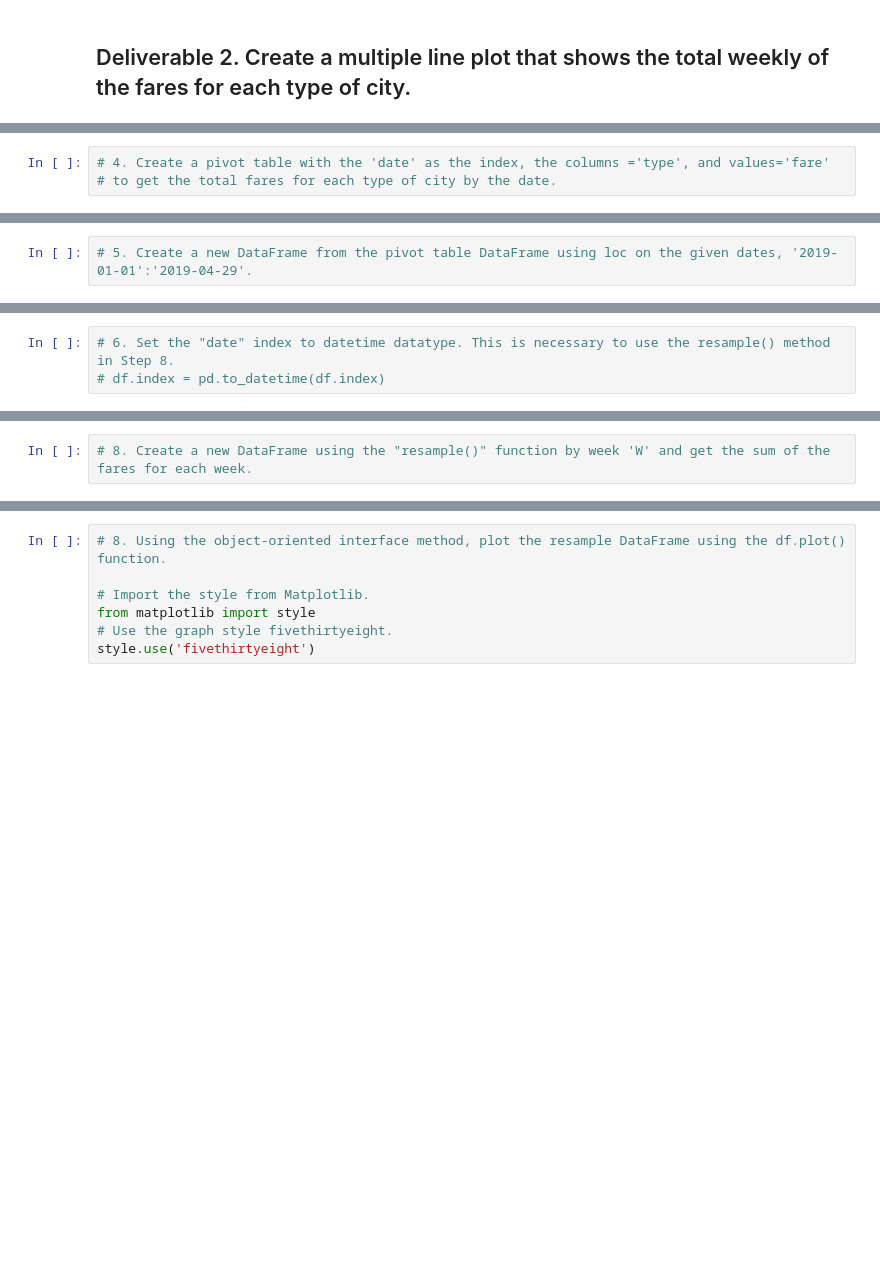
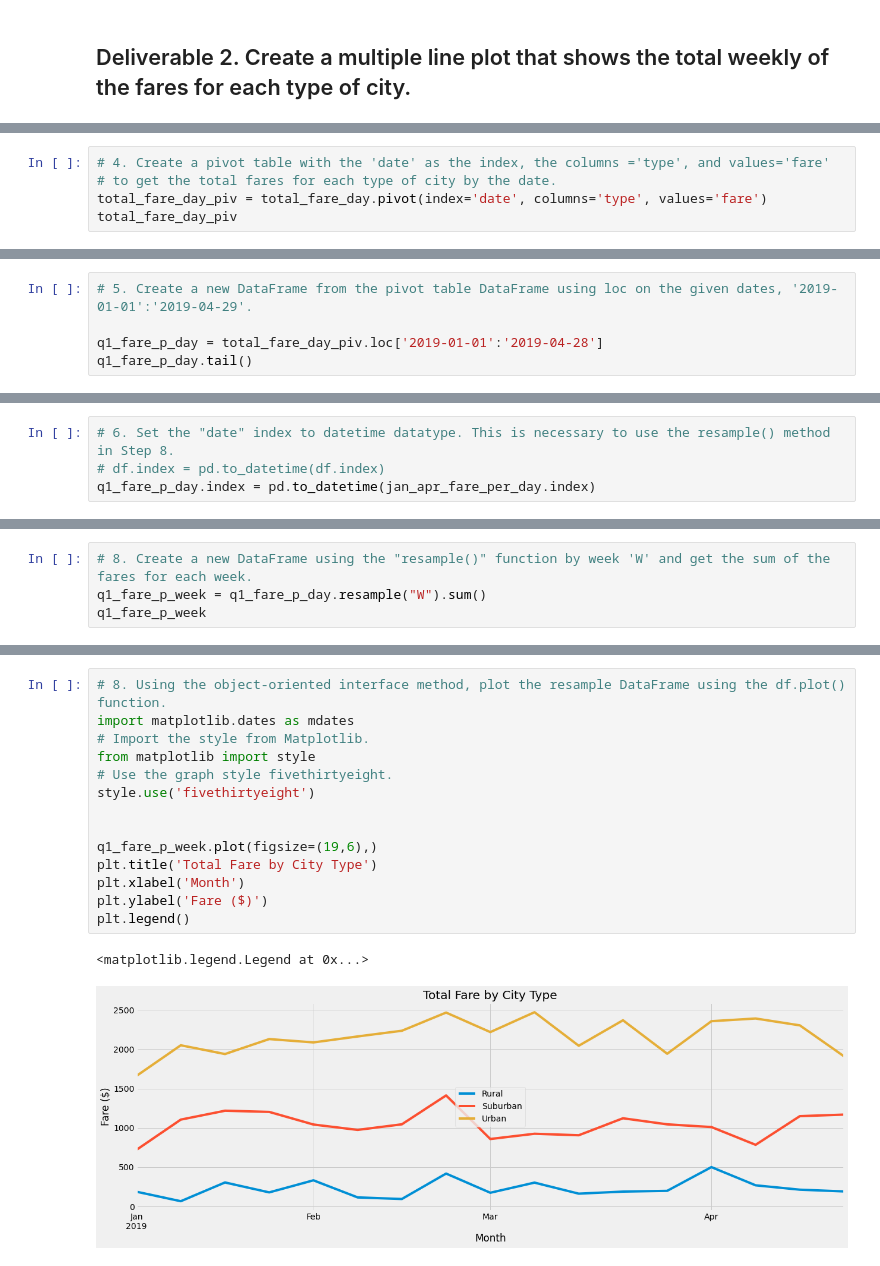
Before and after one commit to russellctaylor/PyBer_Analysis, a Jupyter notebook: PyBer_Challenge.ipynb, the cells around one changed output, grey strips where cells are left out. Saved outputs shown, nothing was run; the diff lists cells and outputs as text; blank space fills up the shorter version.

```diff
--- a/PyBer_Challenge.ipynb
+++ b/PyBer_Challenge.ipynb
@@ -142,3 +268,5 @@ pyber_summary_df.index.name = None
 # %%
 # 4. Create a pivot table with the 'date' as the index, the columns ='type', and values='fare'
 # to get the total fares for each type of city by the date.
+total_fare_day_piv = total_fare_day.pivot(index='date', columns='type', values='fare')
+total_fare_day_piv
@@ -145,2 +288,5 @@ pyber_summary_df.index.name = None
 # %%
 # 5. Create a new DataFrame from the pivot table DataFrame using loc on the given dates, '2019-01-01':'2019-04-29'.
+
+q1_fare_p_day = total_fare_day_piv.loc['2019-01-01':'2019-04-28']
+q1_fare_p_day.tail()
@@ -147,5 +301,6 @@ pyber_summary_df.index.name = None
 # %%
 # 6. Set the "date" index to datetime datatype. This is necessary to use the resample() method in Step 8.
 # df.index = pd.to_datetime(df.index)
+q1_fare_p_day.index = pd.to_datetime(jan_apr_fare_per_day.index)
 # %%
 # 7. Check that the datatype for the index is datetime using df.info()
@@ -152,2 +319,4 @@ pyber_summary_df.index.name = None
 # %%
 # 8. Create a new DataFrame using the "resample()" function by week 'W' and get the sum of the fares for each week.
+q1_fare_p_week = q1_fare_p_day.resample("W").sum()
+q1_fare_p_week
@@ -154,7 +343,17 @@ pyber_summary_df.index.name = None
 # %%
 # 8. Using the object-oriented interface method, plot the resample DataFrame using the df.plot() function.
-
+import matplotlib.dates as mdates
 # Import the style from Matplotlib.
 from matplotlib import style
 # Use the graph style fivethirtyeight.
 style.use('fivethirtyeight')
+
+
+q1_fare_p_week.plot(figsize=(19,6),)
+plt.title('Total Fare by City Type')
+plt.xlabel('Month')
+plt.ylabel('Fare ($)')
+plt.legend()
+# %% [output]
+<matplotlib.legend.Legend at 0x...>
+[figure, added]
```
Also changed, not shown: parts of 33 cells of this notebook.
